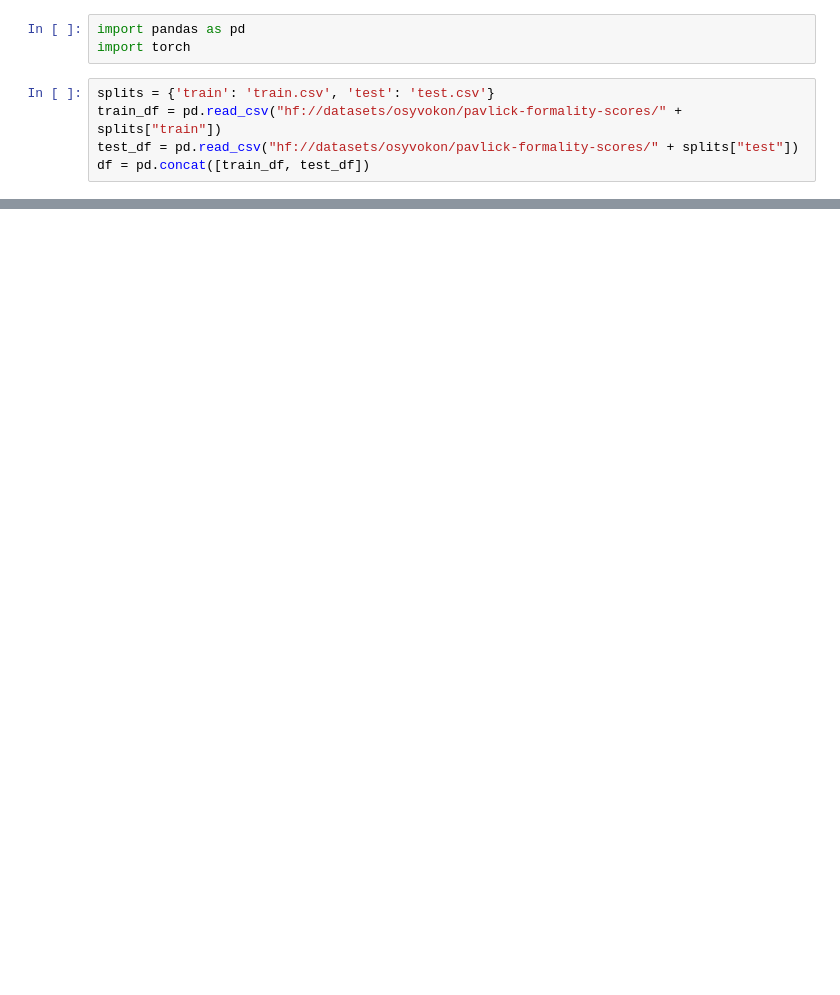
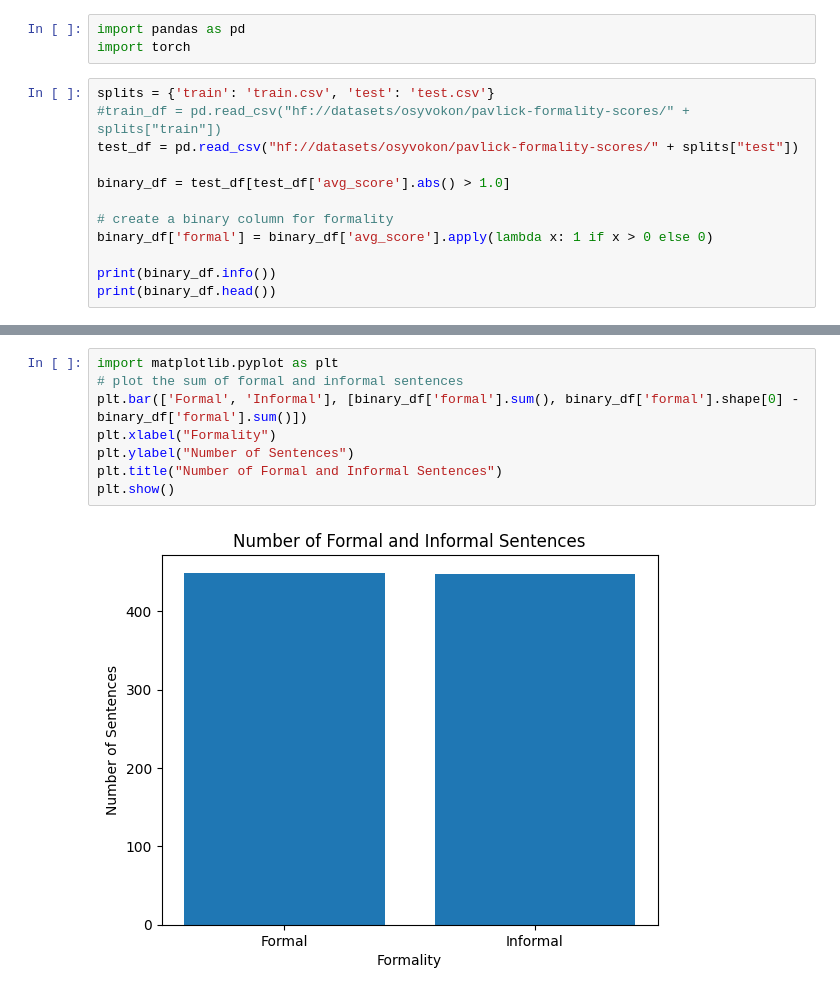
Before and after one commit to fergalriordan/text-formality, a Jupyter notebook: model_evals.ipynb, the cells around one changed output, grey strips where cells are left out. Drawn from its saved outputs; the diff is of its cells as text; blank space fills up the shorter version.

```diff
--- a/model_evals.ipynb
+++ b/model_evals.ipynb
@@ -3,6 +3,13 @@ import pandas as pd
 import torch
 # %%
 splits = {'train': 'train.csv', 'test': 'test.csv'}
-train_df = pd.read_csv("hf://datasets/osyvokon/pavlick-formality-scores/" + splits["train"])
+#train_df = pd.read_csv("hf://datasets/osyvokon/pavlick-formality-scores/" + splits["train"])
 test_df = pd.read_csv("hf://datasets/osyvokon/pavlick-formality-scores/" + splits["test"])
-df = pd.concat([train_df, test_df])
+
+binary_df = test_df[test_df['avg_score'].abs() > 1.0]
+
+# create a binary column for formality
+binary_df['formal'] = binary_df['avg_score'].apply(lambda x: 1 if x > 0 else 0)
+
+print(binary_df.info())
+print(binary_df.head())
@@ -9,3 +44,13 @@ df = pd.concat([train_df, test_df])
+# %%
+import matplotlib.pyplot as plt
+# plot the sum of formal and informal sentences
+plt.bar(['Formal', 'Informal'], [binary_df['formal'].sum(), binary_df['formal'].shape[0] - binary_df['formal'].sum()])
+plt.xlabel("Formality")
+plt.ylabel("Number of Sentences")
+plt.title("Number of Formal and Informal Sentences")
+plt.show()
+# %% [output]
+[figure, added]
 # %%
 # Load model directly
 from transformers import AutoTokenizer, AutoModelForSequenceClassification
```
Also changed, not shown: parts of 4 cells of this notebook.
